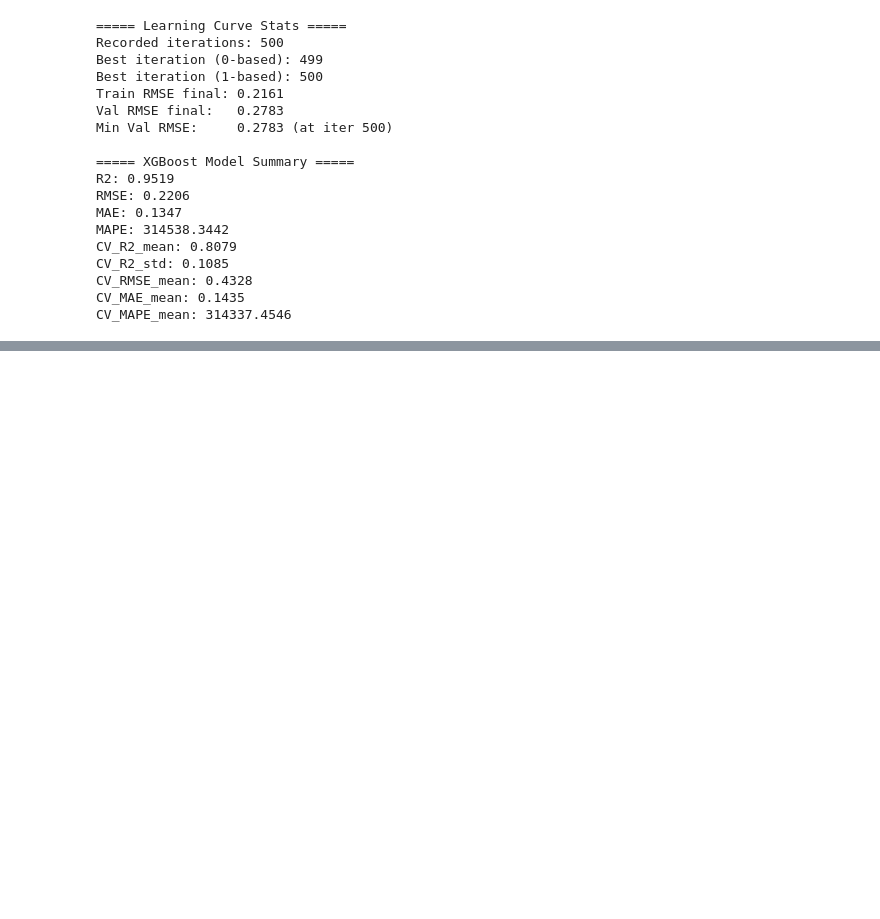
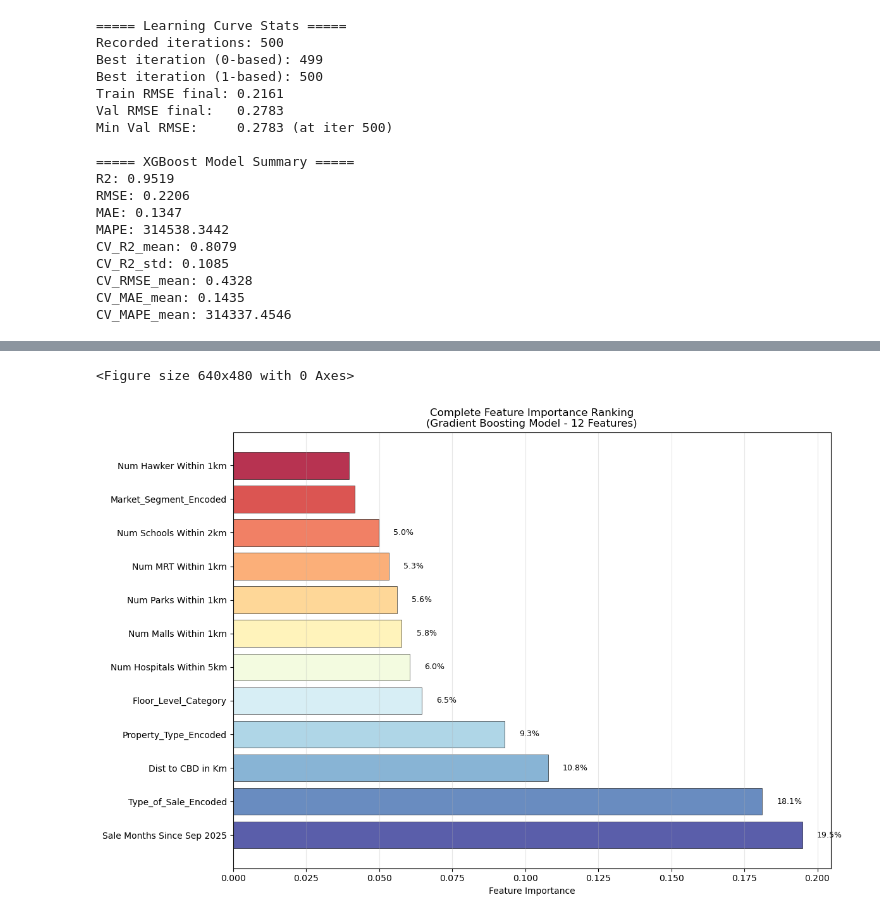
Before and after one commit to angelinemarcelle/COMP3522_Singapore_Private_Residential_Properties_Price_Analysis, a Jupyter notebook: notebooks/05-modeling.ipynb, the cells around one changed output, grey strips where cells are left out. Cells and saved outputs as stored; diff of their text form; code cells hidden in the pictures; blank space fills up the shorter version.

```diff
--- a/notebooks/05-modeling.ipynb
+++ b/notebooks/05-modeling.ipynb
@@ -2135,0 +2405,38 @@ CV_MAPE_mean: 314337.4546
+# %%
+feature_importance = pd.DataFrame({
+    'feature': feature_columns,
+    'importance': baseline_gb.feature_importances_
+}).sort_values('importance', ascending=False)
+
+feature_importance['cumulative'] = feature_importance['importance'].cumsum()
+features_90_percent = len(feature_importance[feature_importance['cumulative'] <= 0.9])
+features_80_percent = len(feature_importance[feature_importance['cumulative'] <= 0.8])
+
+for i, feature in enumerate(top_10_features):
+    axes[1, 1].annotate(feature[:15] + '...' if len(feature) > 15 else feature,
+                       (correlations[i], importances[i]),
+                       xytext=(5, 5), textcoords='offset points',
+                       fontsize=8, alpha=0.7)
+
+plt.tight_layout()
+plt.show()
+
+plt.figure(figsize=(12, max(8, len(feature_importance) * 0.3)))
+colors = plt.cm.RdYlBu_r(np.linspace(0, 1, len(feature_importance)))
+bars = plt.barh(range(len(feature_importance)), feature_importance['importance'],
+                color=colors, alpha=0.8, edgecolor='black', linewidth=0.5)
+
+plt.yticks(range(len(feature_importance)), feature_importance['feature'])
+plt.xlabel('Feature Importance')
+plt.title(f'Complete Feature Importance Ranking\n(Gradient Boosting Model - {len(feature_importance)} Features)')
+plt.grid(axis='x', alpha=0.3)
+
+for i, (bar, importance) in enumerate(zip(bars[:10], feature_importance['importance'][:10])):
+    plt.text(bar.get_width() + 0.005, bar.get_y() + bar.get_height()/2,
+             f'{importance*100:.1f}%', ha='left', va='center', fontsize=9)
+
+plt.tight_layout()
+plt.show()
+# %% [output]
+<Figure size 640x480 with 0 Axes>
+[figure, added]
```
Also changed, not shown: parts of 5 cells of this notebook.
